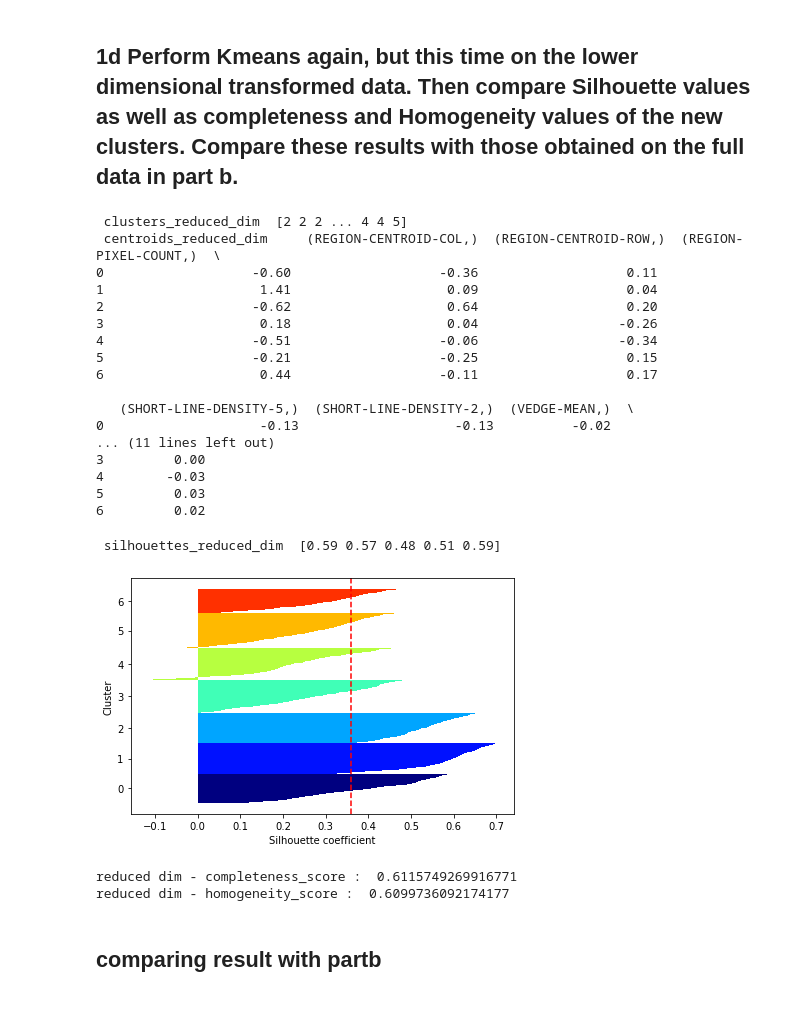
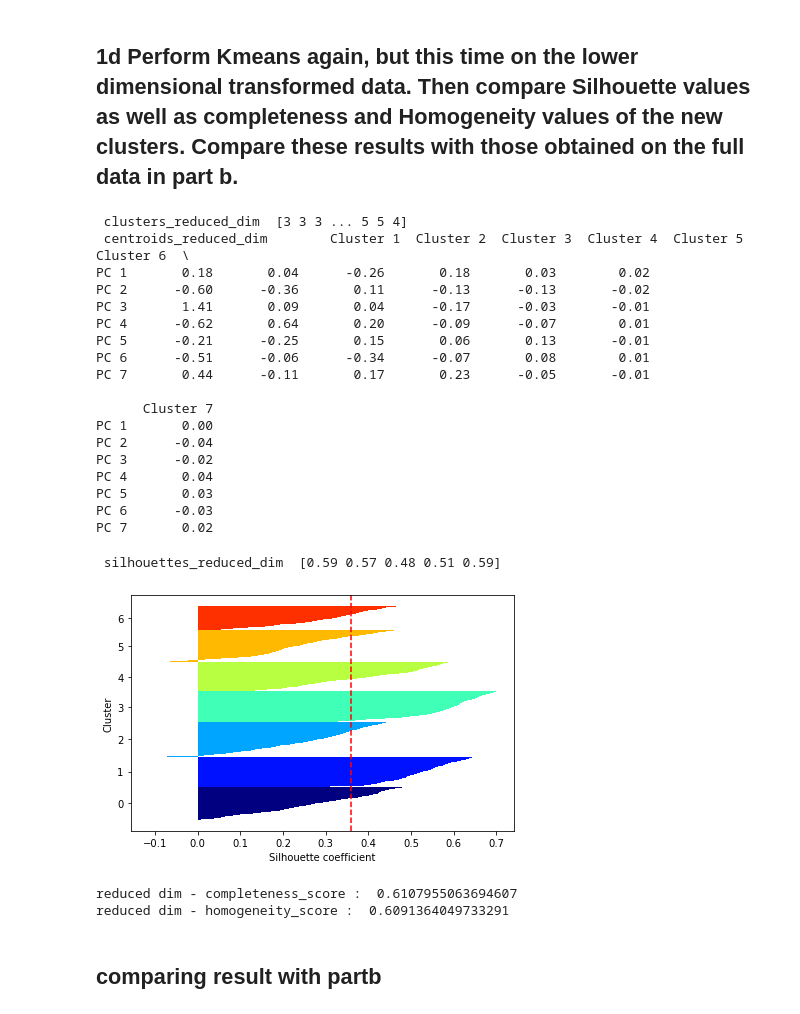
Before and after one commit to rsharm18/DSC478, a Jupyter notebook: Assignment4/1. PCA.ipynb, the cells around one changed output. Drawn from its saved outputs; the diff is of its cells as text; code cells hidden in the pictures.

```diff
--- a/Assignment4/1. PCA.ipynb
+++ b/Assignment4/1. PCA.ipynb
@@ -269,7 +264,7 @@ print(" transformed data set \n", pca_data_df)
 np.set_printoptions(precision=2,suppress=True)
 
 pca = decomposition.PCA(n_components=r)
-transformed_data = pca.fit_transform(pca_data)
+transformed_data = pca.fit_transform(scaled_data)
 print("transformed_data\n",transformed_data)
 explained_variance_ratio = pca.explained_variance_ratio_
 print("\n explained_variance_ratio ",explained_variance_ratio)
@@ -298,44 +293,45 @@ plt.show()
 # %%
 K =7
 kmean = KMeans(n_clusters=K);
-kmean.fit(pca_data)
-clusters_reduced_dim = kmean.predict(pca_data)
-centroids_reduced_dim = pd.DataFrame(kmean.cluster_centers_, columns=names[0:r])
+kmean.fit(transformed_data)
+clusters_reduced_dim = kmean.predict(transformed_data)
+centroids_reduced_dim = pd.DataFrame(kmean.cluster_centers_, index=['PC 1', 'PC 2', 'PC 3','PC 4','PC 5','PC 6','PC 7'] , columns=['Cluster 1', 'Cluster 2','Cluster 3','Cluster 4','Cluster 5',' Cluster 6','Cluster 7'])
 
 print(" clusters_reduced_dim ",clusters_reduced_dim)
 print(" centroids_reduced_dim ",centroids_reduced_dim)
 # %% [output]
- clusters_reduced_dim  [2 2 2 ... 4 4 5]
- centroids_reduced_dim     (REGION-CENTROID-COL,)  (REGION-CENTROID-ROW,)  (REGION-PIXEL-COUNT,)  \
-0                   -0.60                   -0.36                   0.11
-1                    1.41                    0.09                   0.04
-2                   -0.62                    0.64                   0.20
-3                    0.18                    0.04                  -0.26
-4                   -0.51                   -0.06                  -0.34
-5                   -0.21                   -0.25                   0.15
-6                    0.44                   -0.11                   0.17
+ clusters_reduced_dim  [3 3 3 ... 5 5 4]
+ centroids_reduced_dim        Cluster 1  Cluster 2  Cluster 3  Cluster 4  Cluster 5   Cluster 6  \
+PC 1       0.18       0.04      -0.26       0.18       0.03        0.02
+PC 2      -0.60      -0.36       0.11      -0.13      -0.13       -0.02
+PC 3       1.41       0.09       0.04      -0.17      -0.03       -0.01
+PC 4      -0.62       0.64       0.20      -0.09      -0.07        0.01
+PC 5      -0.21      -0.25       0.15       0.06       0.13       -0.01
+PC 6      -0.51      -0.06      -0.34      -0.07       0.08        0.01
+PC 7       0.44      -0.11       0.17       0.23      -0.05       -0.01
 
-   (SHORT-LINE-DENSITY-5,)  (SHORT-LINE-DENSITY-2,)  (VEDGE-MEAN,)  \
-0                    -0.13                    -0.13          -0.02
-... (11 lines left out)
-3         0.00
-4        -0.03
-5         0.03
-6         0.02
+      Cluster 7
+PC 1       0.00
+PC 2      -0.04
+PC 3      -0.02
+PC 4       0.04
+PC 5       0.03
+PC 6      -0.03
+PC 7       0.02
 # %%
-silhouettes_reduced_dim = silhouette_samples(pca_data,clusters_reduced_dim)
+silhouettes_reduced_dim = silhouette_samples(transformed_data,clusters_reduced_dim)
 print(" silhouettes_reduced_dim ",silhouettes_reduced_dim[:5])
 
-plot_silhouettes(pca_data,clusters_reduced_dim)
+plot_silhouettes(transformed_data,clusters_reduced_dim)
 # %% [output]
  silhouettes_reduced_dim  [0.59 0.57 0.48 0.51 0.59]
-[figure, old version]
+[figure, new version]
 # %%
 print("reduced dim - completeness_score : ",completeness_score(classes_arr,clusters_reduced_dim))
 print("reduced dim - homogeneity_score : ",homogeneity_score(classes_arr,clusters_reduced_dim))
 # %% [output]
-reduced dim - completeness_score :  0.6115749269916771
-reduced dim - homogeneity_score :  0.6099736092174177
+reduced dim - completeness_score :  0.6107955063694607
+reduced dim - homogeneity_score :  0.6091364049733291
 # %% [markdown]
 ## comparing result with partb
 # %%
```
Also changed, not shown: parts of 17 cells of this notebook, 4 other files.
